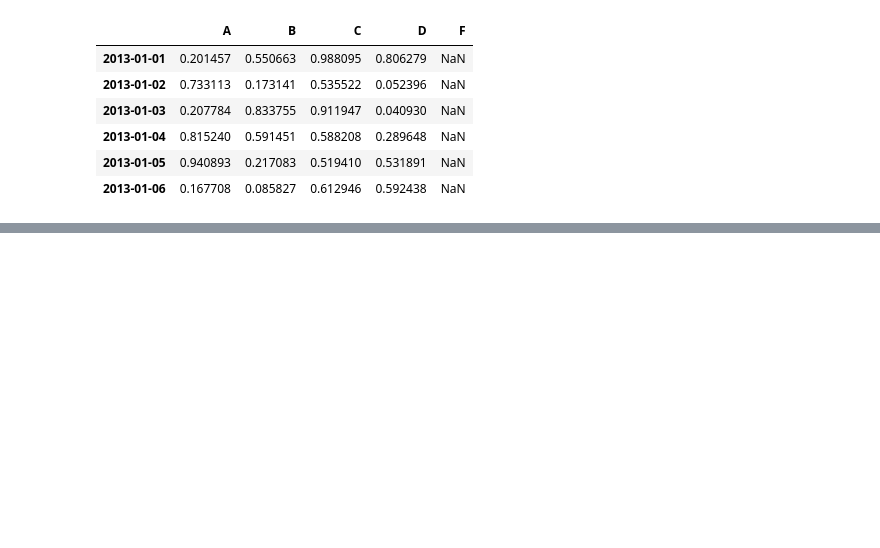
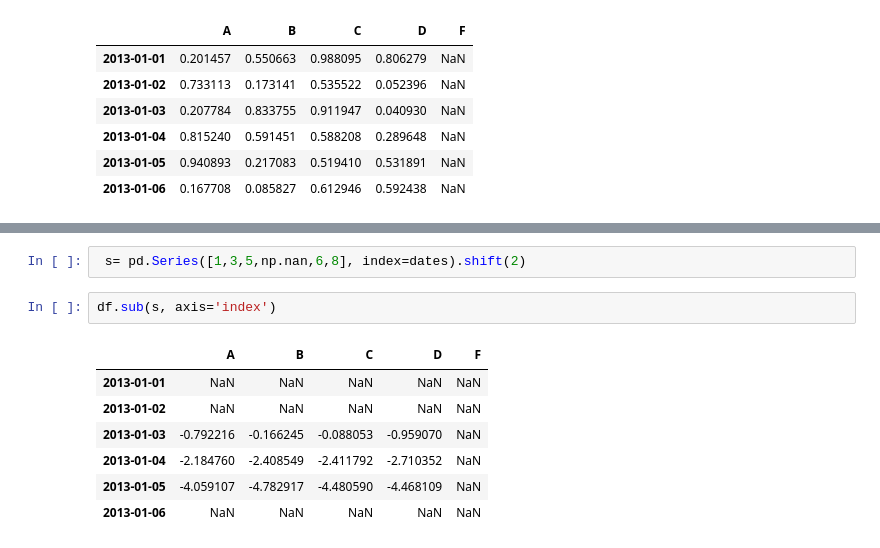
Before and after one commit to gafstar/Pandas, a Jupyter notebook: Pandas/10 min tutorial.ipynb, the cells around one changed output, grey strips where cells are left out. Cells and saved outputs as stored; diff of their text form; blank space fills up the shorter version.

```diff
--- a/Pandas/10 min tutorial.ipynb
+++ b/Pandas/10 min tutorial.ipynb
@@ -250,0 +281,12 @@ df
+# %%
+ s= pd.Series([1,3,5,np.nan,6,8], index=dates).shift(2)
+# %%
+df.sub(s, axis='index')
+# %% [output]
+|  | A | B | C | D | F |
+| 2013-01-01 | NaN | NaN | NaN | NaN | NaN |
+| 2013-01-02 | NaN | NaN | NaN | NaN | NaN |
+| 2013-01-03 | -0.792216 | -0.166245 | -0.088053 | -0.959070 | NaN |
+| 2013-01-04 | -2.184760 | -2.408549 | -2.411792 | -2.710352 | NaN |
+| 2013-01-05 | -4.059107 | -4.782917 | -4.480590 | -4.468109 | NaN |
+| 2013-01-06 | NaN | NaN | NaN | NaN | NaN |
```
Also changed, not shown: parts of 5 cells of this notebook, 1 other file.
